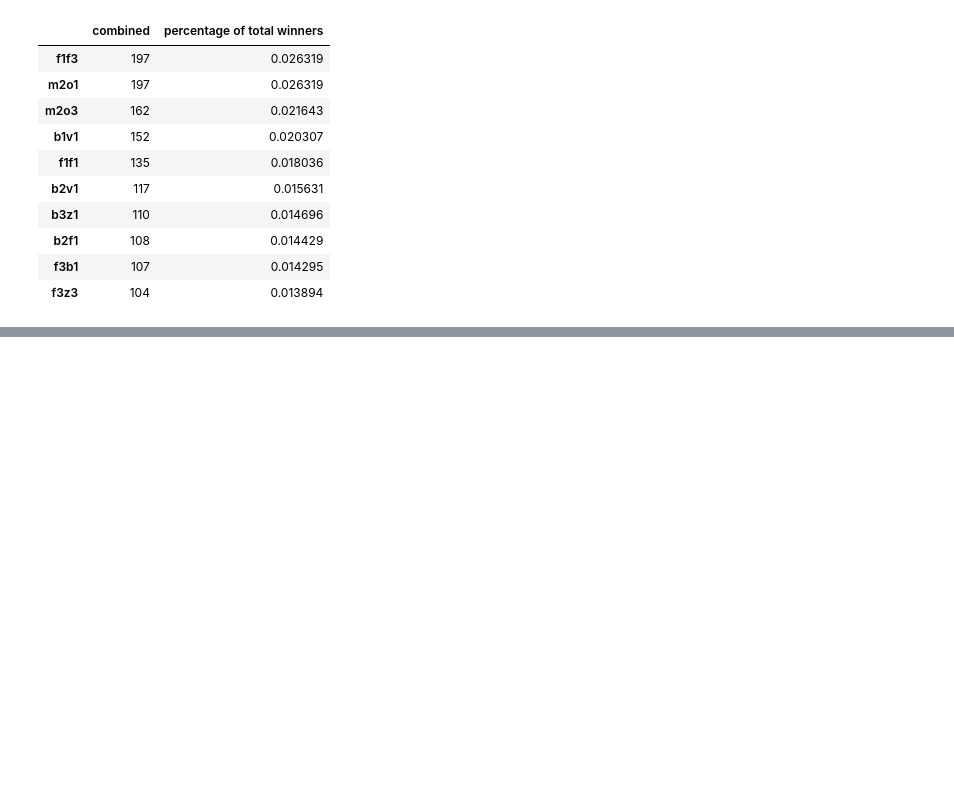
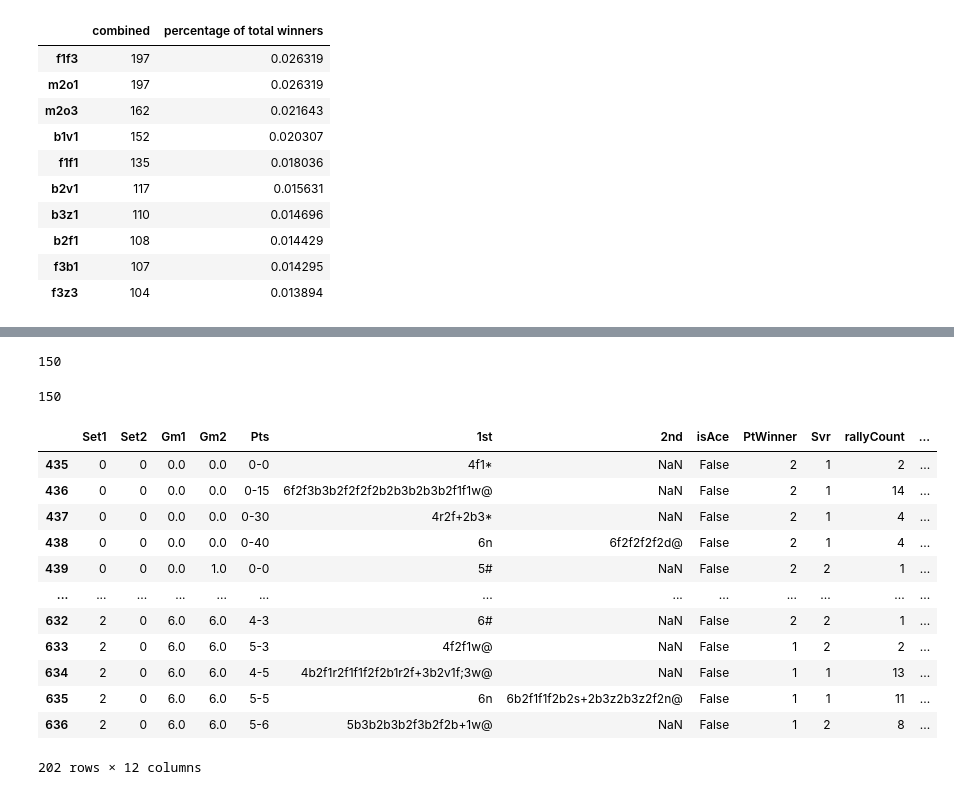
Before and after one commit to kyirong6/303, a Jupyter notebook: experiments/experiments.ipynb, the cells around one changed output, grey strips where cells are left out. Saved outputs shown, nothing was run; the diff lists cells and outputs as text; code cells hidden in the pictures; blank space fills up the shorter version.

```diff
--- a/experiments/experiments.ipynb
+++ b/experiments/experiments.ipynb
@@ -569,0 +684,7 @@ stats_df.sort_values('percentage_of_total_occurences_of_combination', ascending=
+# %%
+match_dfs = []
+ignore = ['19990704-M-Wimbledon-F-Pete_Sampras-Andre_Agassi', '19920705-M-Wimbledon-F-Andre_Agassi-Goran_Ivanisevic', '19930704-M-Wimbledon-F-Jim_Courier-Pete_Sampras']
+for match_id in wimbeldon_chart_df['match_id'].unique():
+    if match_id not in ignore:
+        print(match_id)
+        match_dfs.append(get_game_winners(wimbeldon_chart_df[wimbeldon_chart_df['match_id'] == match_id]))
@@ -569,0 +907,26 @@ stats_df.sort_values('percentage_of_total_occurences_of_combination', ascending=
+# %%
+len(X)
+# %% [output]
+150
+# %%
+len(y)
+# %% [output]
+150
+# %%
+match_example = match_dfs[0][['Set1', 'Set2', 'Gm1', 'Gm2', 'Pts', '1st', '2nd', 'isAce','PtWinner', 'Svr', 'rallyCount', 'winner_of_game']]
+# %%
+match_example
+# %% [output]
+|  | Set1 | Set2 | Gm1 | Gm2 | Pts | 1st | 2nd | isAce | PtWinner | Svr | rallyCount | ... |
+| 435 | 0 | 0 | 0.0 | 0.0 | 0-0 | 4f1* | NaN | False | 2 | 1 | 2 | ... |
+| 436 | 0 | 0 | 0.0 | 0.0 | 0-15 | 6f2f3b3b2f2f2f2b2b3b2b3b2f1f1w@ | NaN | False | 2 | 1 | 14 | ... |
+| 437 | 0 | 0 | 0.0 | 0.0 | 0-30 | 4r2f+2b3* | NaN | False | 2 | 1 | 4 | ... |
+| 438 | 0 | 0 | 0.0 | 0.0 | 0-40 | 6n | 6f2f2f2f2d@ | False | 2 | 1 | 4 | ... |
+| 439 | 0 | 0 | 0.0 | 1.0 | 0-0 | 5# | NaN | False | 2 | 2 | 1 | ... |
+| ... | ... | ... | ... | ... | ... | ... | ... | ... | ... | ... | ... | ... |
+| 632 | 2 | 0 | 6.0 | 6.0 | 4-3 | 6# | NaN | False | 2 | 2 | 1 | ... |
+| 633 | 2 | 0 | 6.0 | 6.0 | 5-3 | 4f2f1w@ | NaN | False | 1 | 2 | 2 | ... |
+| 634 | 2 | 0 | 6.0 | 6.0 | 4-5 | 4b2f1r2f1f1f2f2b1r2f+3b2v1f;3w@ | NaN | False | 1 | 1 | 13 | ... |
+| 635 | 2 | 0 | 6.0 | 6.0 | 5-5 | 6n | 6b2f1f1f2b2s+2b3z2b3z2f2n@ | False | 1 | 1 | 11 | ... |
+| 636 | 2 | 0 | 6.0 | 6.0 | 5-6 | 5b3b2b3b2f3b2f2b+1w@ | NaN | False | 1 | 2 | 8 | ... |
+202 rows × 12 columns
```
Also changed, not shown: parts of 85 cells of this notebook.
